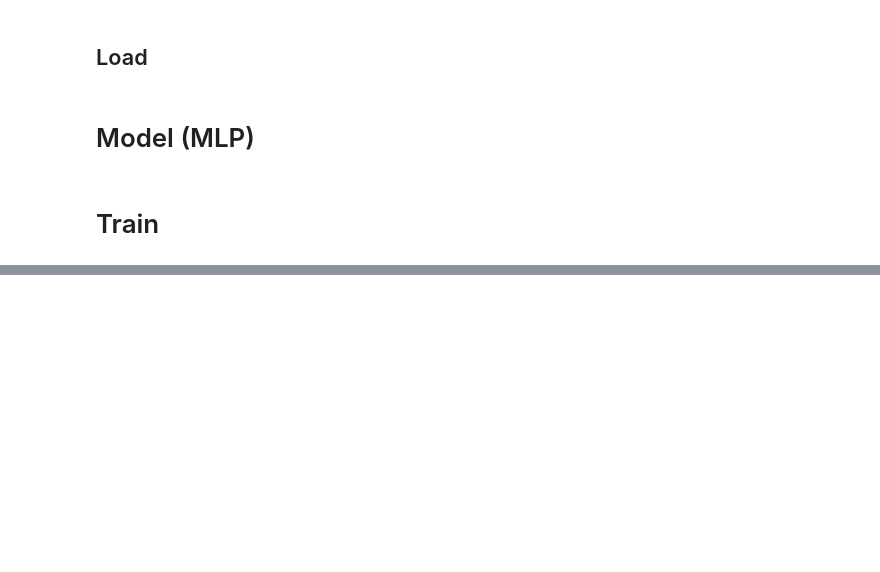
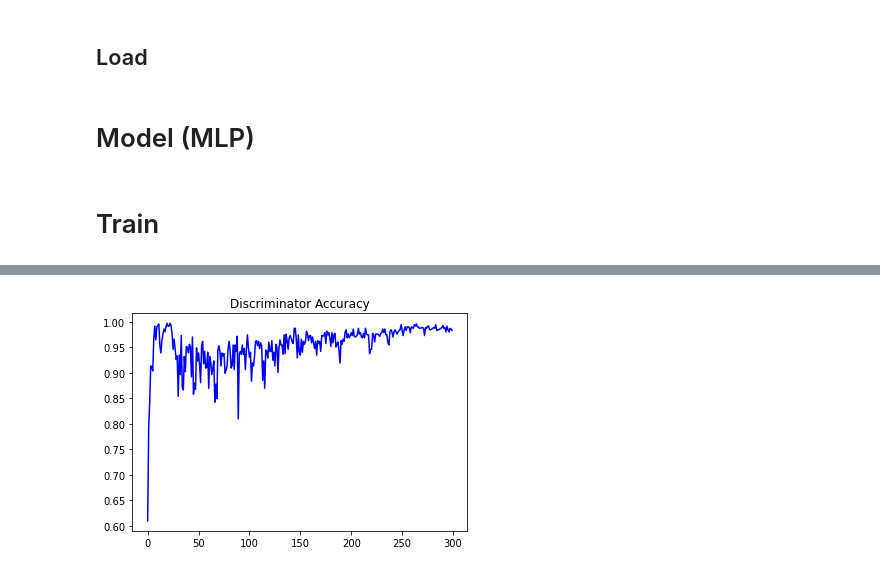
Before and after one commit to AliAkbarBadri/pokemon-gan, a Jupyter notebook: mlp.ipynb, the cells around one changed output, grey strips where cells are left out. Cells and saved outputs as stored; diff of their text form; code cells hidden in the pictures; blank space fills up the shorter version.

```diff
--- a/mlp.ipynb
+++ b/mlp.ipynb
@@ -367,0 +289,6 @@ plt.show()
+# %%
+plt.plot(range(epochs), d_acc_all, color='blue')
+plt.title("Discriminator Accuracy")
+plt.show()
+# %% [output]
+[figure, added]
```
Also changed, not shown: parts of 6 cells of this notebook.
